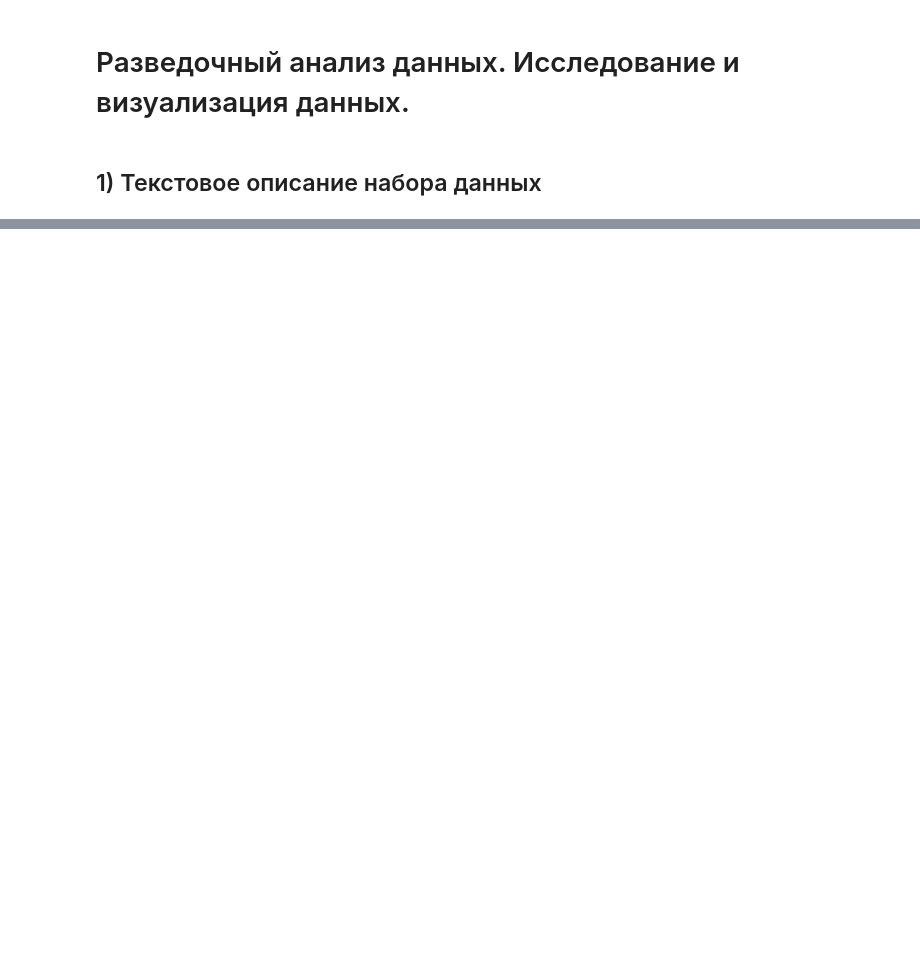
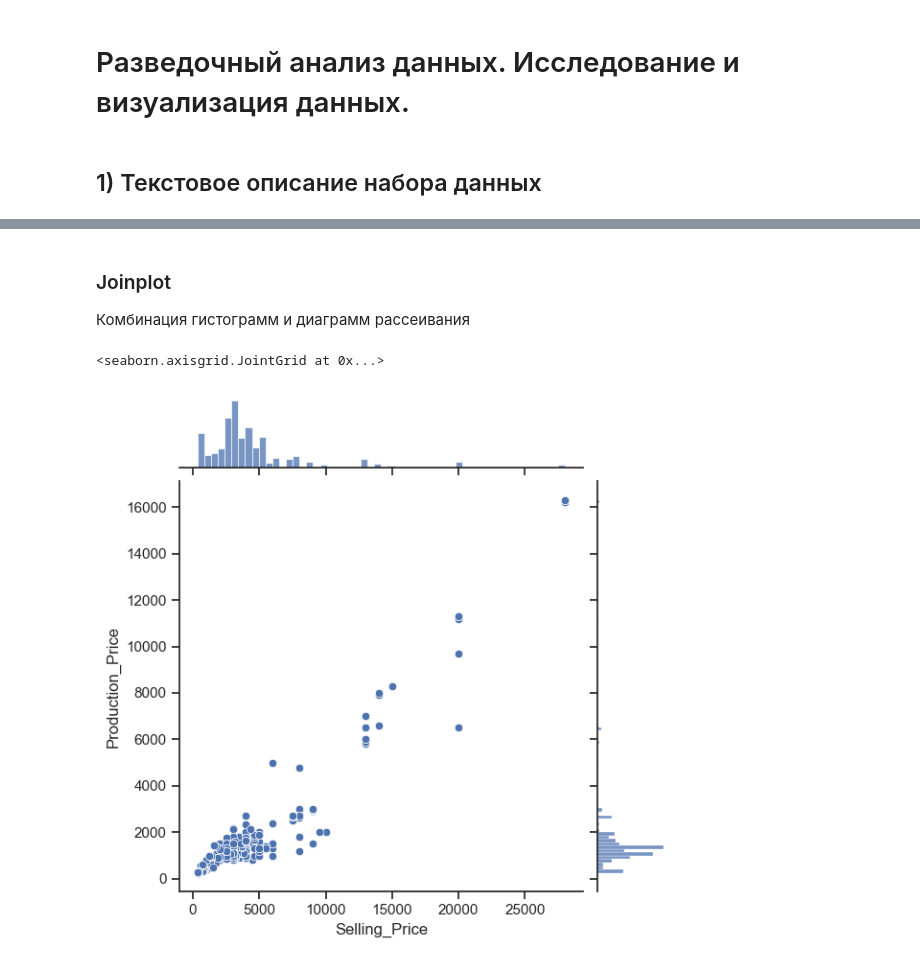
Before and after one commit to DriverOnLips/ml_bmstu_2024, a Jupyter notebook: processing.ipynb, the cells around one changed output, grey strips where cells are left out. Cells and saved outputs as stored; diff of their text form; code cells hidden in the pictures; blank space fills up the shorter version.

```diff
--- a/processing.ipynb
+++ b/processing.ipynb
@@ -49,0 +159,9 @@ if __name__ == '__main__':
+# %% [markdown]
+### Joinplot
+
+Комбинация гистограмм и диаграмм рассеивания
+# %%
+sns.jointplot(x='Selling_Price', y='Production_Price', data=data)
+# %% [output]
+<seaborn.axisgrid.JointGrid at 0x...>
+[figure, added]
```
Also changed, not shown: parts of 41 cells of this notebook, 1 other file.
